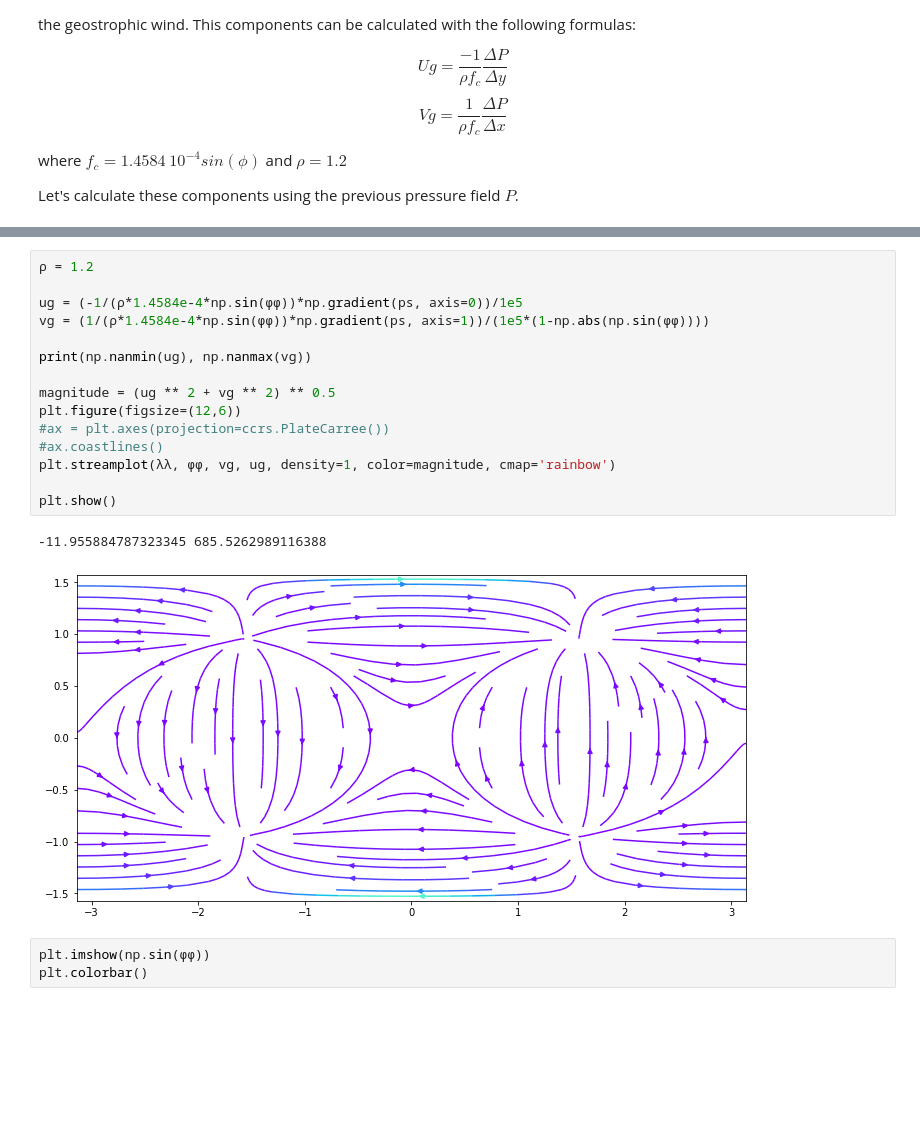
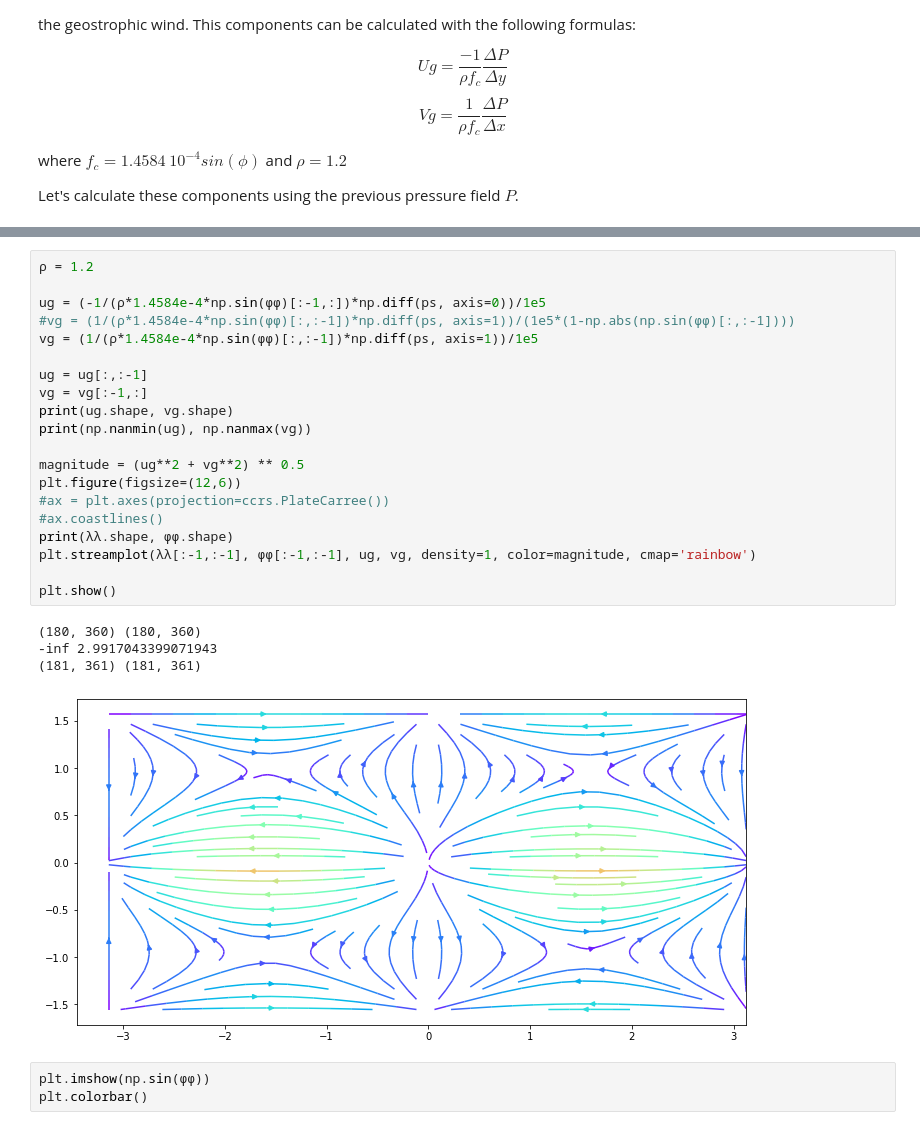
Before and after one commit to prl900/comp_physics, a Jupyter notebook: _notebooks/2021-05-11-wpnp.ipynb, the cells around one changed output, grey strips where cells are left out. Cells and saved outputs as stored; diff of their text form; blank space fills up the shorter version.

```diff
--- a/_notebooks/2021-05-11-wpnp.ipynb
+++ b/_notebooks/2021-05-11-wpnp.ipynb
@@ -91,21 +124,28 @@ Let's calculate these components using the previous pressure field $P$.
 # %%
 ρ = 1.2
 
-ug = (-1/(ρ*1.4584e-4*np.sin(ϕϕ))*np.gradient(ps, axis=0))/1e5
-vg = (1/(ρ*1.4584e-4*np.sin(ϕϕ))*np.gradient(ps, axis=1))/(1e5*(1-np.abs(np.sin(ϕϕ))))
+ug = (-1/(ρ*1.4584e-4*np.sin(ϕϕ)[:-1,:])*np.diff(ps, axis=0))/1e5
+#vg = (1/(ρ*1.4584e-4*np.sin(ϕϕ)[:,:-1])*np.diff(ps, axis=1))/(1e5*(1-np.abs(np.sin(ϕϕ)[:,:-1])))
+vg = (1/(ρ*1.4584e-4*np.sin(ϕϕ)[:,:-1])*np.diff(ps, axis=1))/1e5
 
+ug = ug[:,:-1]
+vg = vg[:-1,:]
+print(ug.shape, vg.shape)
 print(np.nanmin(ug), np.nanmax(vg))
 
-magnitude = (ug ** 2 + vg ** 2) ** 0.5
+magnitude = (ug**2 + vg**2) ** 0.5
 plt.figure(figsize=(12,6))
 #ax = plt.axes(projection=ccrs.PlateCarree())
 #ax.coastlines()
-plt.streamplot(λλ, ϕϕ, vg, ug, density=1, color=magnitude, cmap='rainbow')
+print(λλ.shape, ϕϕ.shape)
+plt.streamplot(λλ[:-1,:-1], ϕϕ[:-1,:-1], ug, vg, density=1, color=magnitude, cmap='rainbow')
 
 plt.show()
 # %% [output]
--11.955884787323345 685.5262989116388
+(180, 360) (180, 360)
+-inf 2.9917043399071943
+(181, 361) (181, 361)
-[figure, old version]
+[figure, new version]
 # %%
 plt.imshow(np.sin(ϕϕ))
 plt.colorbar()
```
Also changed, not shown: parts of 4 cells of this notebook.
